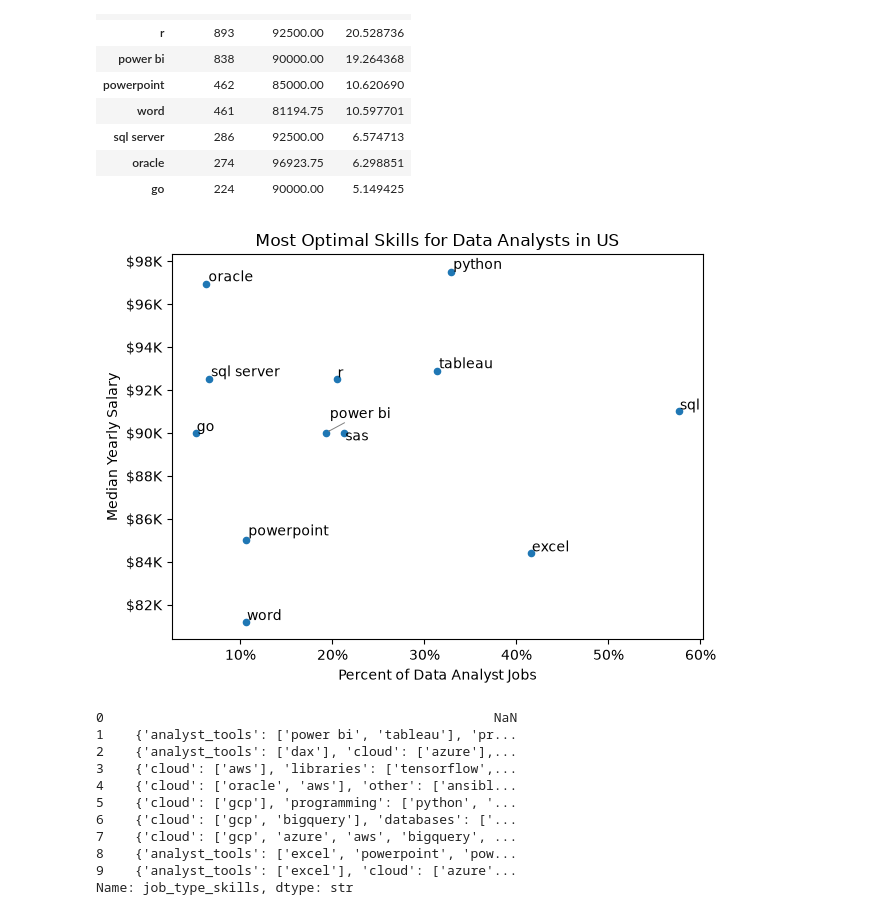
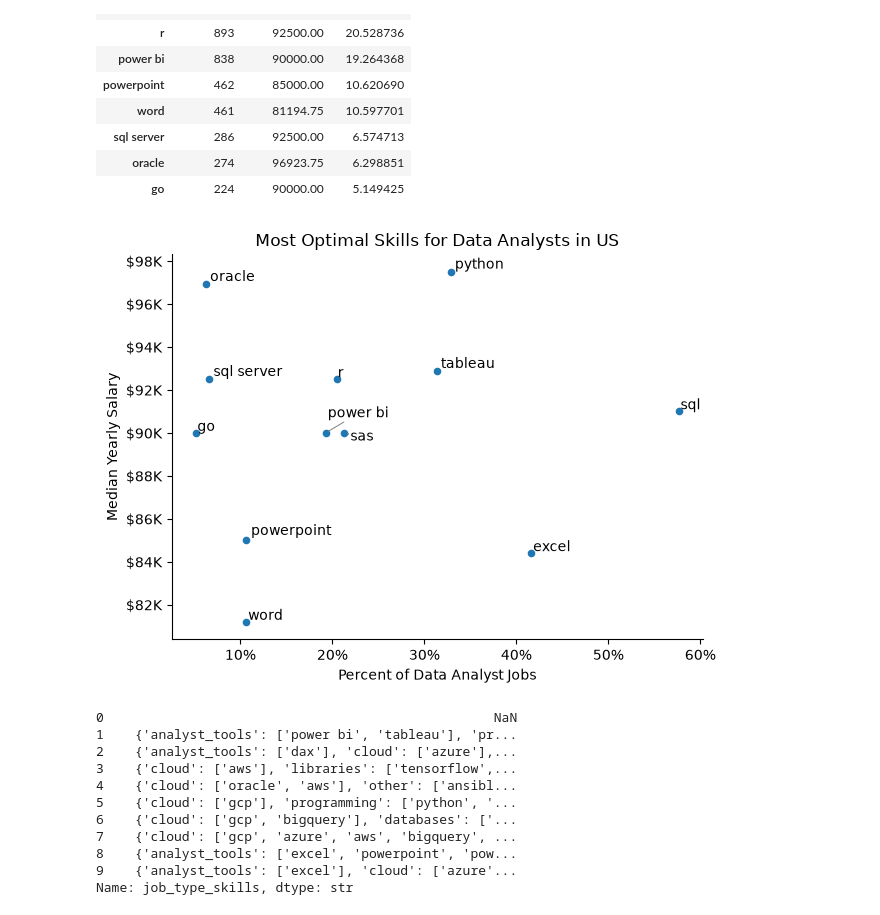
Before and after one commit to stuartcodd5/Python_Data_Project, a Jupyter notebook: Project/5_Optimal_Skills.ipynb, the cells around one changed output. Cells and saved outputs as stored; diff of their text form; code cells hidden in the pictures.

```diff
--- a/Project/5_Optimal_Skills.ipynb
+++ b/Project/5_Optimal_Skills.ipynb
@@ -77,34 +77,34 @@ df_DA_skills_high_demand
 # %%
 # we're going to use adjusttext to point arrows at datapoints to make it more readable
 # we need to import this but it needs to be installed first
 
 from adjustText import adjust_text
 
 df_DA_skills_high_demand.plot(kind='scatter', x='skill_percent' , y='median_salary')
 plt.xlabel("Percent of Data Analyst Jobs")
 plt.ylabel("Median Yearly Salary")
 plt.title("Most Optimal Skills for Data Analysts in US")
-plt.tight_layout()
+sns.despine()
 
 
 # matplotlib isn't good at making labels for datapoints, there's a workaround though ---> pyplot.text
 # iterate through job skills with a for loop
 
 texts=[] # the list here refers to the plt.text line below
 for i, txt in enumerate(df_DA_skills_high_demand.index):
     texts.append(plt.text(df_DA_skills_high_demand['skill_percent'].iloc[i], df_DA_skills_high_demand['median_salary'].iloc[i], txt))
 
 ax = plt.gca()
 ax.yaxis.set_major_formatter(plt.FuncFormatter(lambda y, pos: f'${int(y/1000)}K')) # y was a float before, change the datatype
 ax.xaxis.set_major_formatter(plt.FuncFormatter(lambda x, pos: f'{int(x)}%'))
 0
 adjust_text(texts, arrowprops=dict(arrowstyle='->', color='grey', lw=0.7))
 
 
 plt.tight_layout()
 plt.show()
 # %% [output]
-[figure, old version]
+[figure, new version]
 # %%
 df['job_type_skills'].head(10)
 # we're going to color code the scatterplot data points
```
Also changed, not shown: parts of 1 cell of this notebook, 1 other file.
